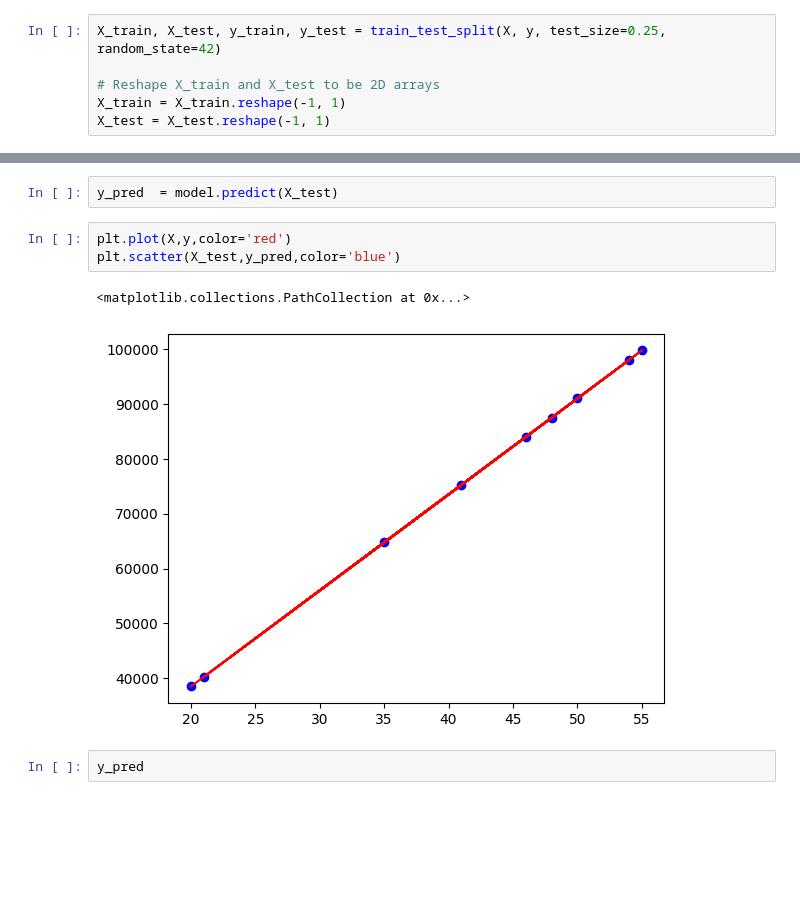
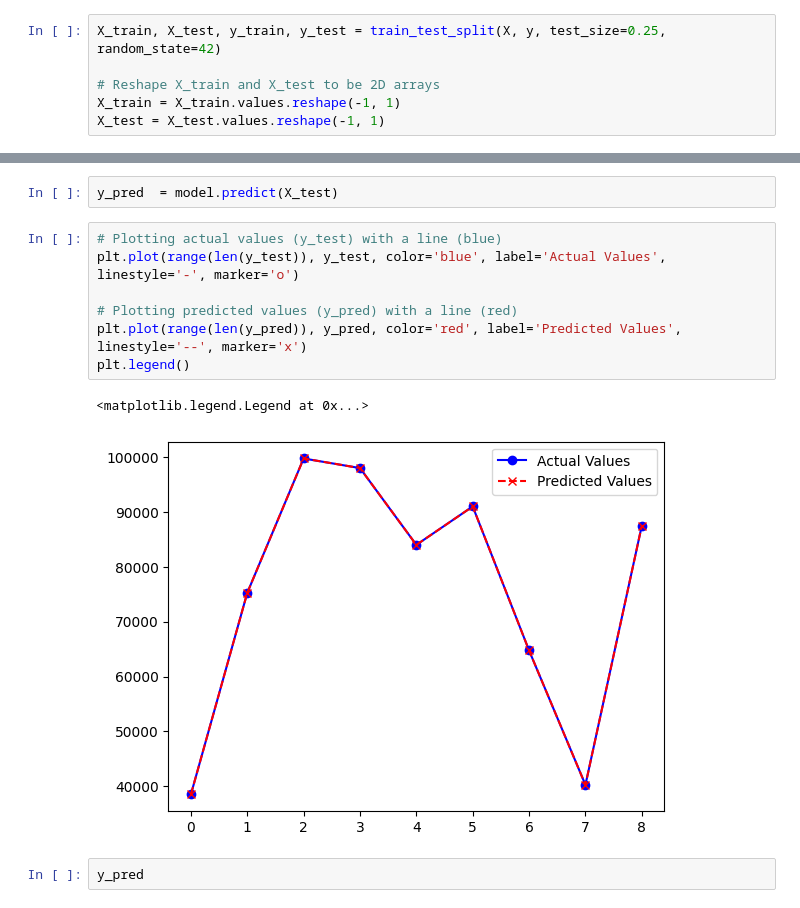
Before and after one commit to akhilps45/Machine_Learning_Models, a Jupyter notebook: Linear_Regression.ipynb, the cells around one changed output, grey strips where cells are left out. Cells and saved outputs as stored; diff of their text form; blank space fills up the shorter version.

```diff
--- a/Linear_Regression.ipynb
+++ b/Linear_Regression.ipynb
@@ -78,8 +76,8 @@ y = data['Salary']
 X_train, X_test, y_train, y_test = train_test_split(X, y, test_size=0.25, random_state=42)
 
 # Reshape X_train and X_test to be 2D arrays
-X_train = X_train.reshape(-1, 1)
-X_test = X_test.reshape(-1, 1)
+X_train = X_train.values.reshape(-1, 1)
+X_test = X_test.values.reshape(-1, 1)
 # %%
 
 model = LinearRegression()
@@ -89,12 +87,16 @@ model.fit(X_train, y_train)
 LinearRegression()
 # %%
 y_pred  = model.predict(X_test)
-# %%
-plt.plot(X,y,color='red')
-plt.scatter(X_test,y_pred,color='blue')
-# %% [output]
-<matplotlib.collections.PathCollection at 0x...>
-[figure, removed]
+# %%
+# Plotting actual values (y_test) with a line (blue)
+plt.plot(range(len(y_test)), y_test, color='blue', label='Actual Values', linestyle='-', marker='o')
+
+# Plotting predicted values (y_pred) with a line (red)
+plt.plot(range(len(y_pred)), y_pred, color='red', label='Predicted Values', linestyle='--', marker='x')
+plt.legend()
+# %% [output]
+<matplotlib.legend.Legend at 0x...>
+[figure, added]
 # %%
 y_pred
 # %% [output]
```
Also changed, not shown: parts of 1 cell of this notebook.
